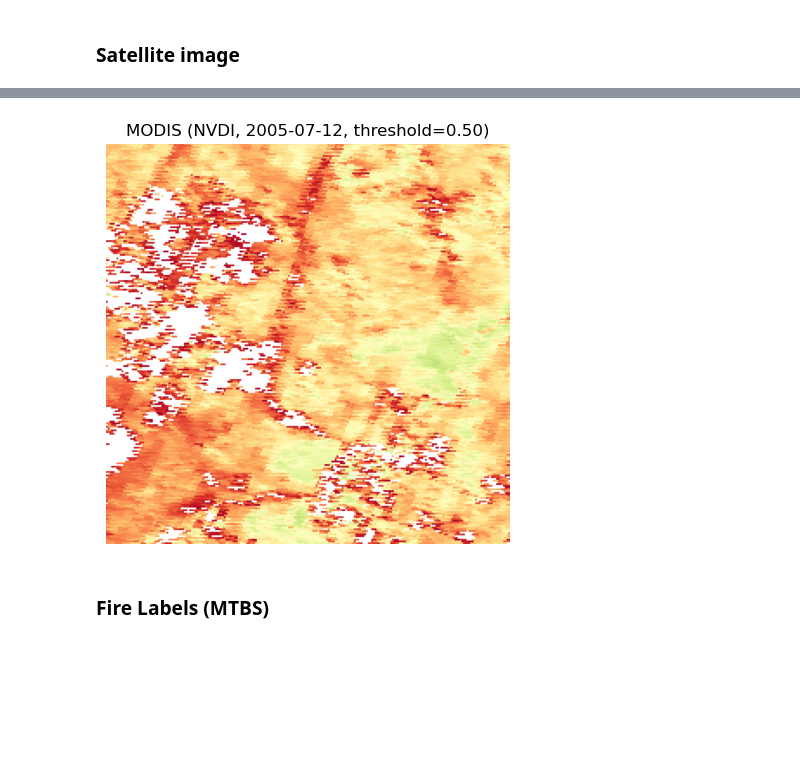
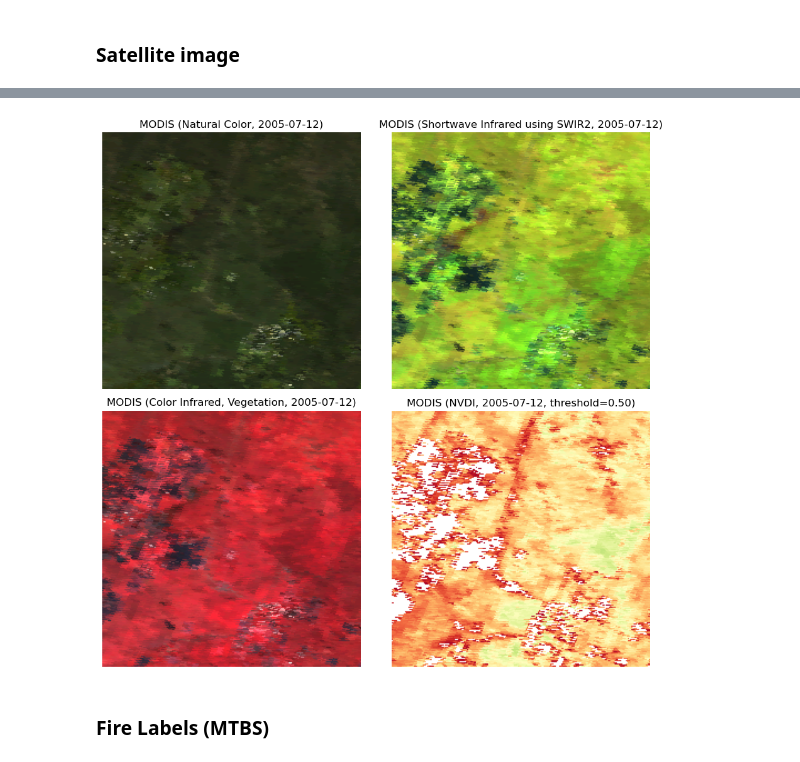
Before and after one commit to natural-hazards/wildfires, a Jupyter notebook: notebooks/pca_example.ipynb, the cells around one changed output, grey strips where cells are left out. Cells and saved outputs as stored; diff of their text form; code cells hidden in the pictures; blank space fills up the shorter version.

```diff
--- a/notebooks/pca_example.ipynb
+++ b/notebooks/pca_example.ipynb
@@ -129,2 +125,6 @@ SatImgViewOpt = data_view.SatImgViewOpt
+# %%
+SatImgViewOpt = data_view.SatImgViewOpt
+lst_view_opt = [SatImgViewOpt.NATURAL_COLOR, SatImgViewOpt.SHORTWAVE_INFRARED2,
+                SatImgViewOpt.CIR, SatImgViewOpt.NDVI]
 # %%
 IMG_ID = 70
@@ -143,6 +131,0 @@ adapter_ts.showSatImage(IMG_ID, figsize=(4.5, 4.5))
-# %%
-adapter_ts.satimg_view_opt = SatImgViewOpt.NDVI
-adapter_ts.ndvi_view_threshold = .5
-adapter_ts.showSatImage(IMG_ID, figsize=(4.5, 4.5))
-# %% [output]
-[figure, removed]
@@ -149,2 +136,11 @@ adapter_ts.showSatImage(IMG_ID, figsize=(4.5, 4.5))
+# %%
+fig, axes = plt.subplots(2, 2, figsize=(10, 9))
+
+for i, j in itertools.product(*[range(2)] * 2):
+
+    adapter_ts.satimg_view_opt = lst_view_opt[i * 2 + j]
+    adapter_ts.showSatImage(IMG_ID, ax=axes[i][j], show=False)
+# %% [output]
+[figure, added]
 # %% [markdown]
 ### Fire Labels (MTBS)
```
Also changed, not shown: parts of 32 cells of this notebook, 1 other file.
